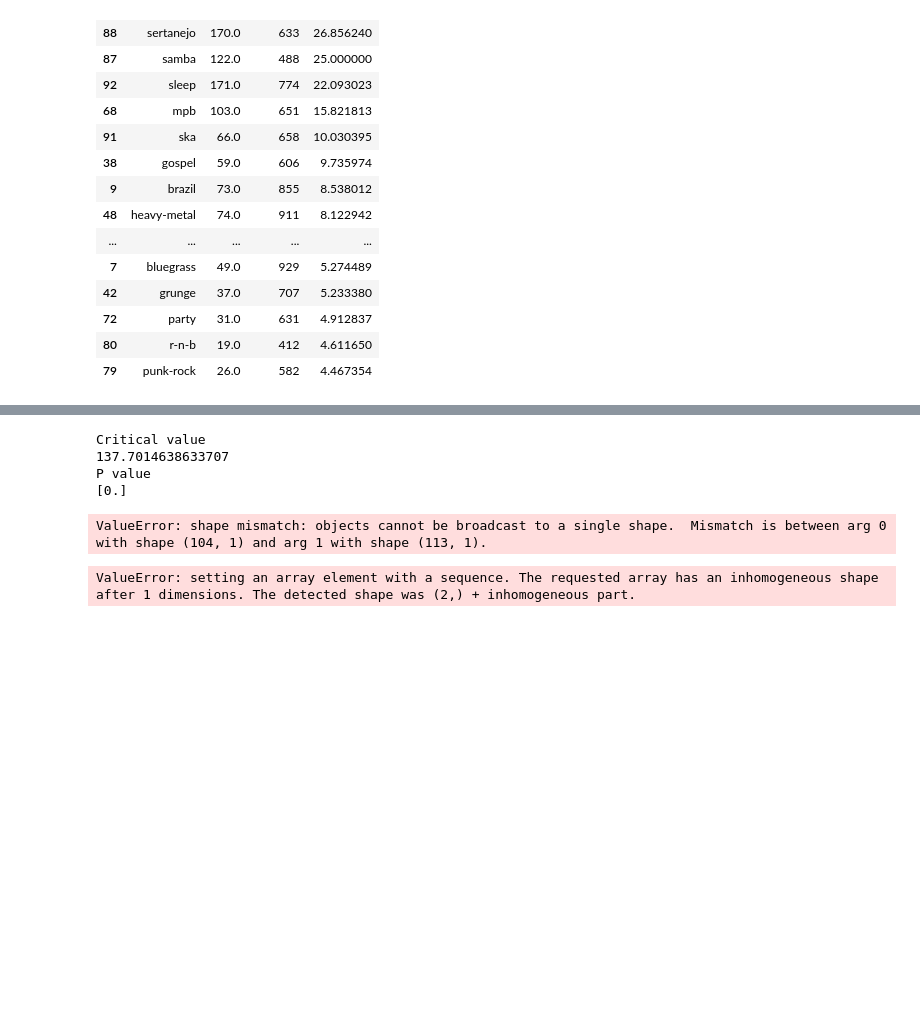
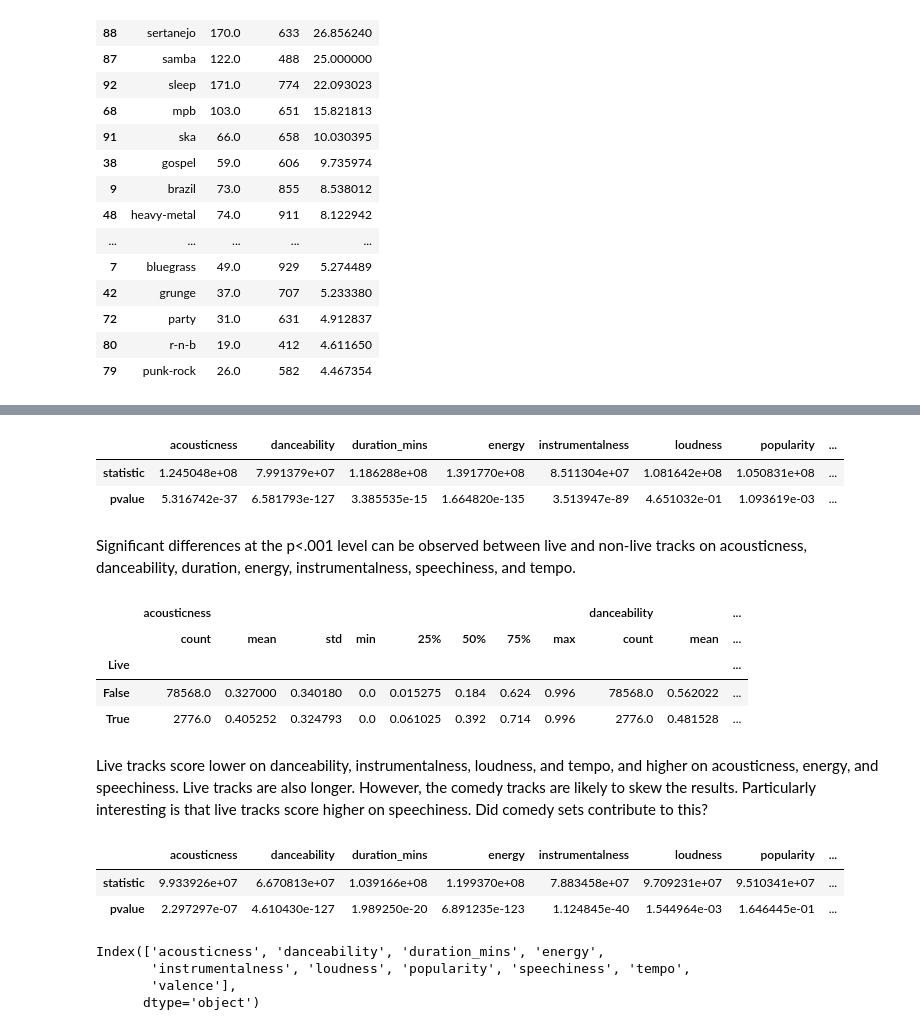
Before and after one commit to NiallRussell/PDFA-project, a Jupyter notebook: project.ipynb, the cells around one changed output, grey strips where cells are left out. Cells and saved outputs as stored; diff of their text form; code cells hidden in the pictures; blank space fills up the shorter version.

```diff
--- a/project.ipynb
+++ b/project.ipynb
@@ -898,16 +798,0 @@ from scipy.stats import chi2
-# %%
-crit = chi2.ppf(q = 0.95, # Find the critical value for 95% confidence*
-                      df = 112)   # Df = number of variable categories - 1
-
-print("Critical value")
-print(crit)
-
-p_value = 1 - chi2.cdf(x=chi_squared_stat,  # Find the p-value
-                             df=112)
-print("P value")
-print(p_value)
-# %% [output]
-Critical value
-137.7014638633707
-P value
-[0.]
@@ -916,9 +799,29 @@ from scipy.stats import chisquare
-# %%
-chisquare(f_obs= observed, f_exp= expected)
-# %% [output]
-ValueError: shape mismatch: objects cannot be broadcast to a single shape.  Mismatch is between arg 0 with shape (104, 1) and arg 1 with shape (113, 1).
-# %%
-data = [group1["track_genre"], group2["track_genre"]]
-stat, p, dof, expected = chi2_contingency(data)
-# %% [output]
-ValueError: setting an array element with a sequence. The requested array has an inhomogeneous shape after 1 dimensions. The detected shape was (2,) + inhomogeneous part.
+# %%
+cols = df.columns.difference(["Live", "liveness", "explicit", "track_id", "artists", "album_name", "track_name", "key", "duration_ms", "mode", "track_genre", "time_signature"])
+
+out = pd.DataFrame(mannwhitneyu(group3[cols], group4[cols]),
+                   columns=cols, index=['statistic', 'pvalue'])
+out
+# %% [output]
+|  | acousticness | danceability | duration_mins | energy | instrumentalness | loudness | popularity | ... |
+| statistic | 1.245048e+08 | 7.991379e+07 | 1.186288e+08 | 1.391770e+08 | 8.511304e+07 | 1.081642e+08 | 1.050831e+08 | ... |
+| pvalue | 5.316742e-37 | 6.581793e-127 | 3.385535e-15 | 1.664820e-135 | 3.513947e-89 | 4.651032e-01 | 1.093619e-03 | ... |
+# %% [markdown]
+Significant differences at the p<.001 level can be observed between live and non-live tracks on acousticness, danceability, duration, energy, instrumentalness, speechiness, and tempo.
+# %%
+df_live_grouped = df.groupby("Live")
+
+live_grouped_descr = df_live_grouped[cols].describe()
+
+pd.options.display.max_columns = None
+
+live_grouped_descr
+# %% [output]
+|  | acousticness |  |  |  |  |  |  |  | danceability |  | ... |
+|  | count | mean | std | min | 25% | 50% | 75% | max | count | mean | ... |
+| Live |  |  |  |  |  |  |  |  |  |  | ... |
+| False | 78568.0 | 0.327000 | 0.340180 | 0.0 | 0.015275 | 0.184 | 0.624 | 0.996 | 78568.0 | 0.562022 | ... |
+| True | 2776.0 | 0.405252 | 0.324793 | 0.0 | 0.061025 | 0.392 | 0.714 | 0.996 | 2776.0 | 0.481528 | ... |
+# %% [markdown]
+Live tracks score lower on danceability, instrumentalness, loudness, and tempo, and higher on acousticness, energy, and speechiness. Live tracks are also longer.
+However, the comedy tracks are likely to skew the results. Particularly interesting is that live tracks score higher on speechiness. Did comedy sets contribute to this?
@@ -924,0 +831,17 @@ ValueError: setting an array element with a sequence. The requested array has an
+# %%
+cols = df.columns.difference(["Live", "liveness", "explicit", "track_id", "artists", "album_name", "track_name", "key", "duration_ms", "mode", "track_genre", "time_signature"])
+
+out = pd.DataFrame(mannwhitneyu(group3[cols], group4[cols]),
+                   columns=cols, index=['statistic', 'pvalue'])
+out
+# %% [output]
+|  | acousticness | danceability | duration_mins | energy | instrumentalness | loudness | popularity | ... |
+| statistic | 9.933926e+07 | 6.670813e+07 | 1.039166e+08 | 1.199370e+08 | 7.883458e+07 | 9.709231e+07 | 9.510341e+07 | ... |
+| pvalue | 2.297297e-07 | 4.610430e-127 | 1.989250e-20 | 6.891235e-123 | 1.124845e-40 | 1.544964e-03 | 1.646445e-01 | ... |
+# %%
+cols
+# %% [output]
+Index(['acousticness', 'danceability', 'duration_mins', 'energy',
+       'instrumentalness', 'loudness', 'popularity', 'speechiness', 'tempo',
+       'valence'],
+      dtype='object')
```
Also changed, not shown: parts of 27 cells of this notebook.
